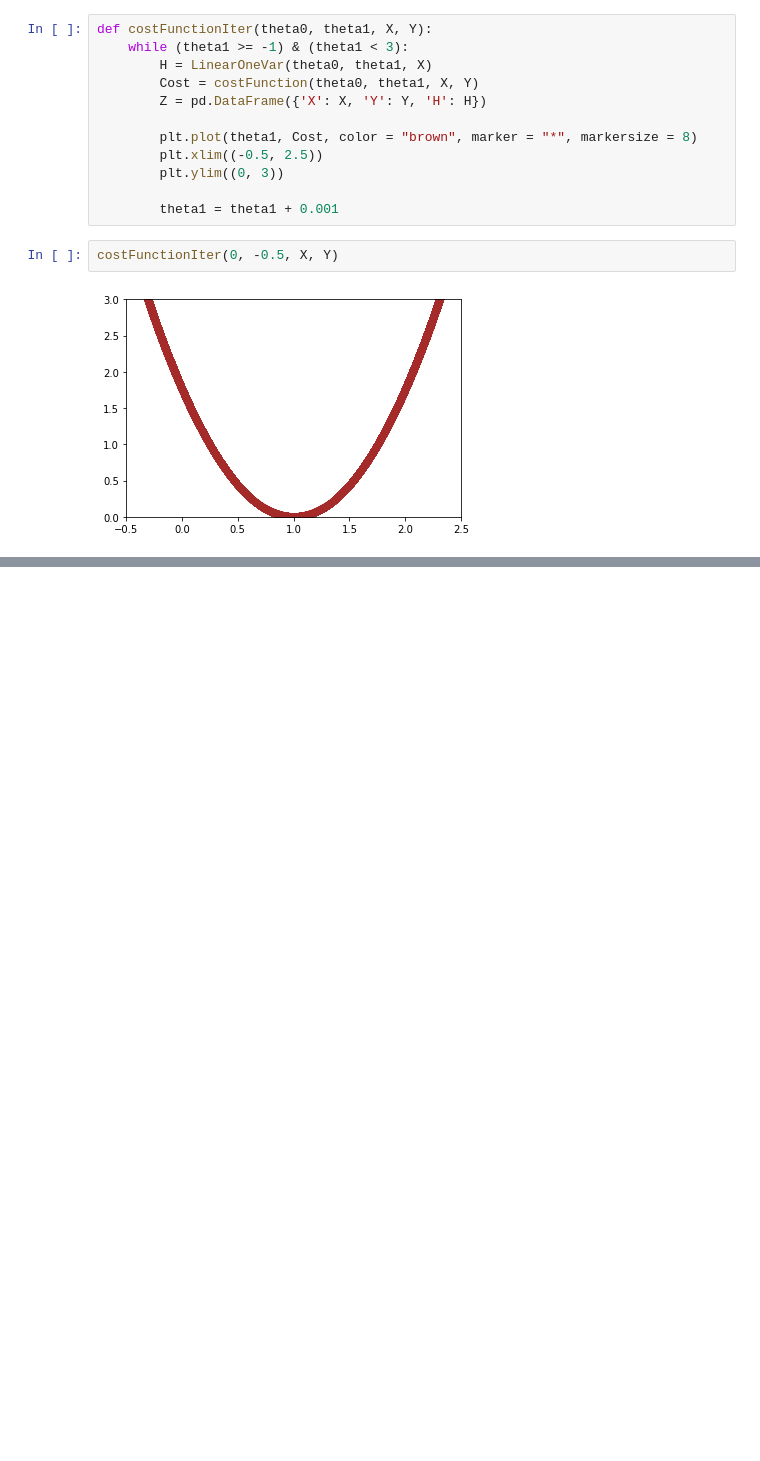
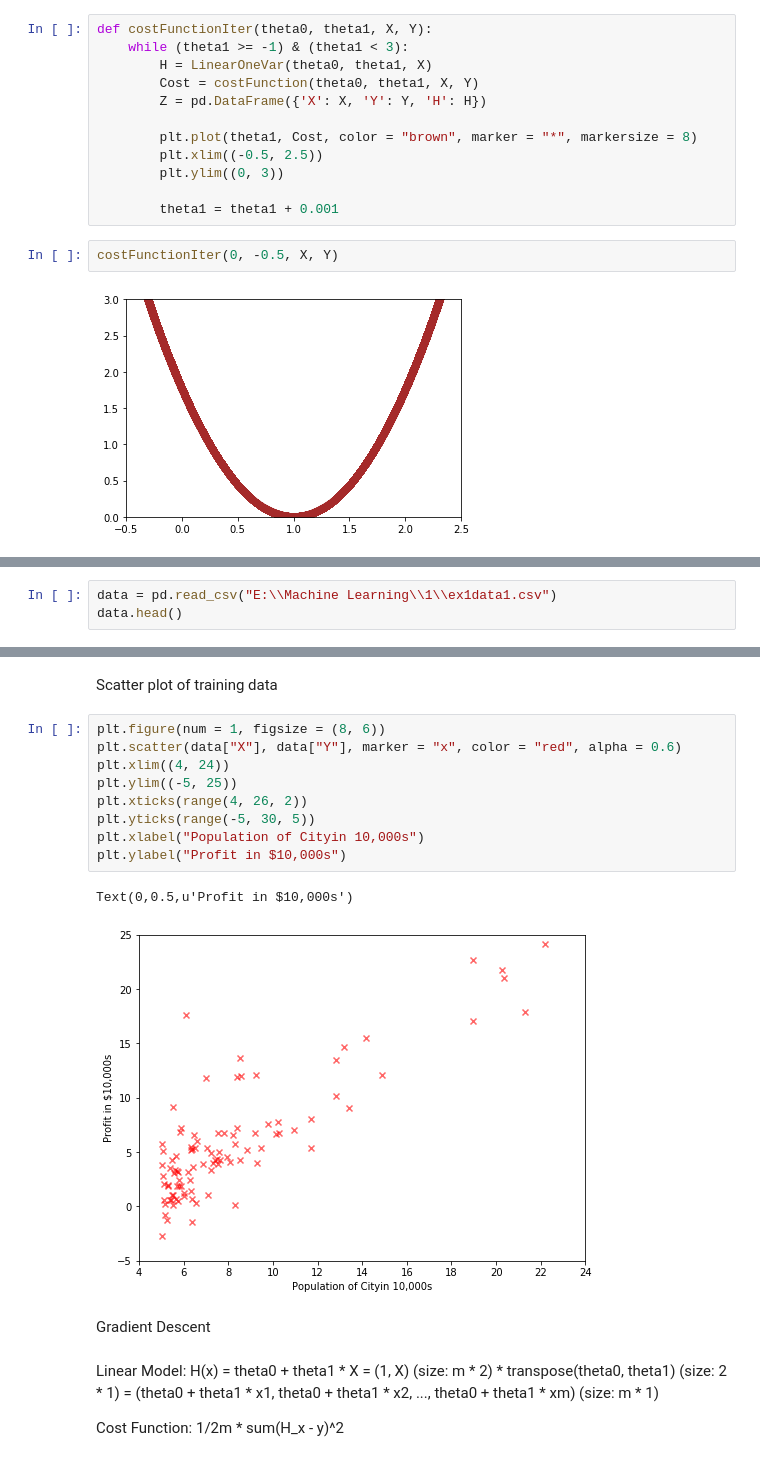
Before and after one commit to lxn1021/ML-Algo-Implementation, a Jupyter notebook: Linear Regression with One Variable.ipynb, the cells around one changed output, grey strips where cells are left out. Cells and saved outputs as stored; diff of their text form; blank space fills up the shorter version.

```diff
--- a/Linear Regression with One Variable.ipynb
+++ b/Linear Regression with One Variable.ipynb
@@ -145,0 +114,3 @@ costFunctionIter(0, -0.5, X, Y)
+# %%
+data = pd.read_csv("E:\\Machine Learning\\1\\ex1data1.csv")
+data.head()
@@ -145,0 +124,20 @@ costFunctionIter(0, -0.5, X, Y)
+# %% [markdown]
+Scatter plot of training data
+# %%
+plt.figure(num = 1, figsize = (8, 6))
+plt.scatter(data["X"], data["Y"], marker = "x", color = "red", alpha = 0.6)
+plt.xlim((4, 24))
+plt.ylim((-5, 25))
+plt.xticks(range(4, 26, 2))
+plt.yticks(range(-5, 30, 5))
+plt.xlabel("Population of Cityin 10,000s")
+plt.ylabel("Profit in $10,000s")
+# %% [output]
+Text(0,0.5,u'Profit in $10,000s')
+[figure, added]
+# %% [markdown]
+Gradient Descent
+# %% [markdown]
+Linear Model: H(x) = theta0 + theta1 * X = (1, X) (size: m * 2) * transpose(theta0, theta1) (size: 2 * 1) = (theta0 + theta1 * x1, theta0 + theta1 * x2, ..., theta0 + theta1 * xm) (size: m * 1)
+
+Cost Function: 1/2m * sum(H_x - y)^2
```
Also changed, not shown: parts of 36 cells of this notebook.
